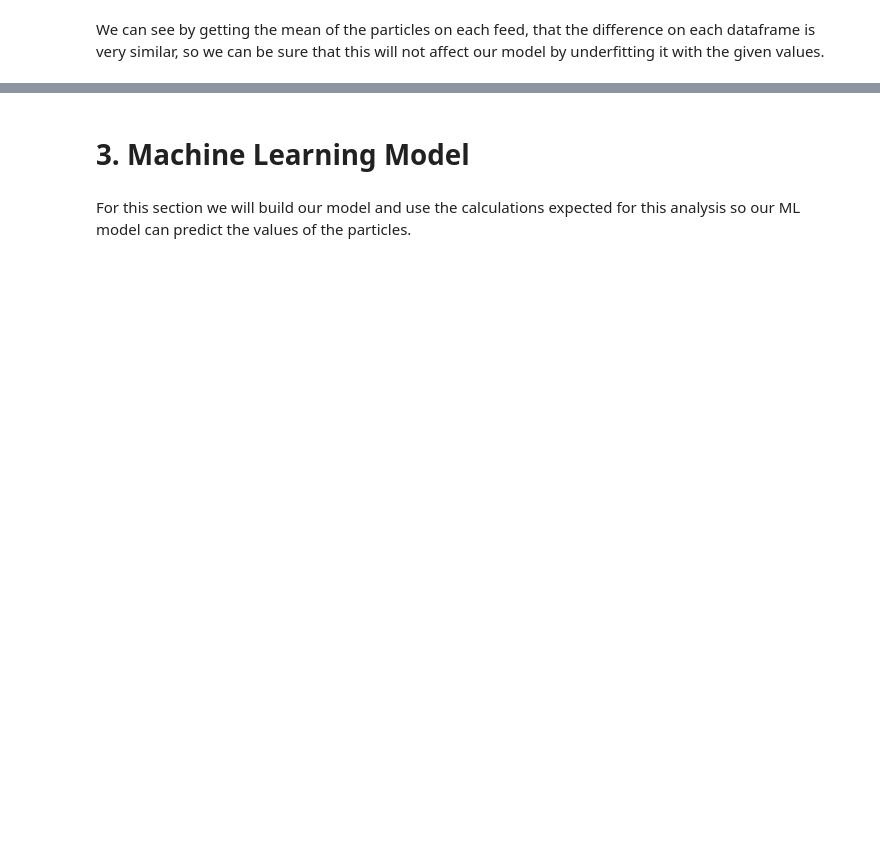
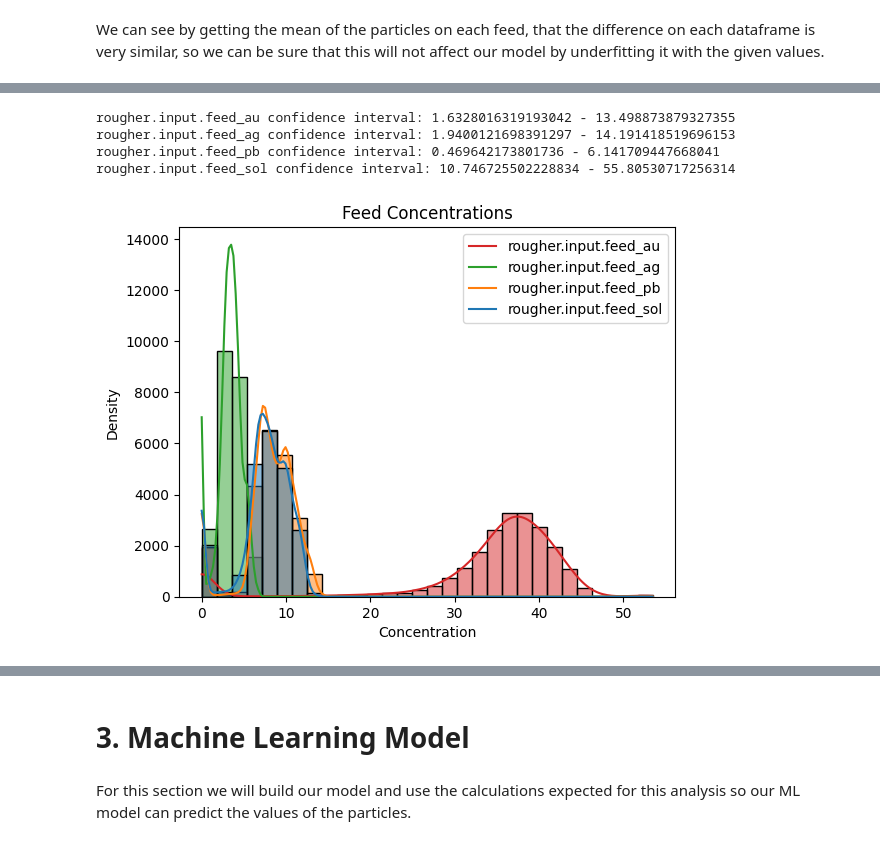
Before and after one commit to Salasian/DataScience-TripleTen, a Jupyter notebook: Sprint_12_Proyect_2/Project_2.ipynb, the cells around one changed output, grey strips where cells are left out. Cells and saved outputs as stored; diff of their text form; code cells hidden in the pictures; blank space fills up the shorter version.

```diff
--- a/Sprint_12_Proyect_2/Project_2.ipynb
+++ b/Sprint_12_Proyect_2/Project_2.ipynb
@@ -400,0 +437,31 @@ We can see by getting the mean of the particles on each feed, that the differenc
+# %%
+# Set the concentrations of all phases
+total_substances_feed = df_full[['rougher.input.feed_au', 'rougher.input.feed_ag', 'rougher.input.feed_pb', 'rougher.input.feed_sol']]
+total_substances_concentrate = df_full[['rougher.output.concentrate_au', 'rougher.output.concentrate_ag', 'rougher.output.concentrate_pb', 'rougher.output.concentrate_sol']]
+total_substances_final = df_full[['final.output.concentrate_au', 'final.output.concentrate_ag', 'final.output.concentrate_pb', 'final.output.concentrate_sol']]
+# %%
+# Function to plot the distribution of the concentrations of all phases
+def fullSubstancesConcentration(df):
+    for i in df.columns:
+        # Calculate the mean and standard deviation of the concentration
+        mean = df[i].mean()
+        std = df[i].std()
+        # Calculate the confidence interval
+        confidence_interval = st.t.interval(confidence=.95, df= len(df[i])-1,loc=mean,scale=std)
+        # Show the confidence interval
+        print(f'{i} confidence interval: {confidence_interval[0]} - {confidence_interval[1]}')
+    sns.histplot(df, kde=True, bins=30)
+    plt.title('Feed Concentrations')
+    plt.xlabel('Concentration')
+    plt.ylabel('Density')
+    plt.legend(df.columns)
+    plt.show()
+# %%
+# Display all the concentrations of the phases and their confidence intervals
+fullSubstancesConcentration(total_substances_feed)
+# %% [output]
+rougher.input.feed_au confidence interval: 1.6328016319193042 - 13.498873879327355
+rougher.input.feed_ag confidence interval: 1.9400121698391297 - 14.191418519696153
+rougher.input.feed_pb confidence interval: 0.469642173801736 - 6.141709447668041
+rougher.input.feed_sol confidence interval: 10.746725502228834 - 55.80530717256314
+[figure, added]
```
Also changed, not shown: parts of 16 cells of this notebook.
